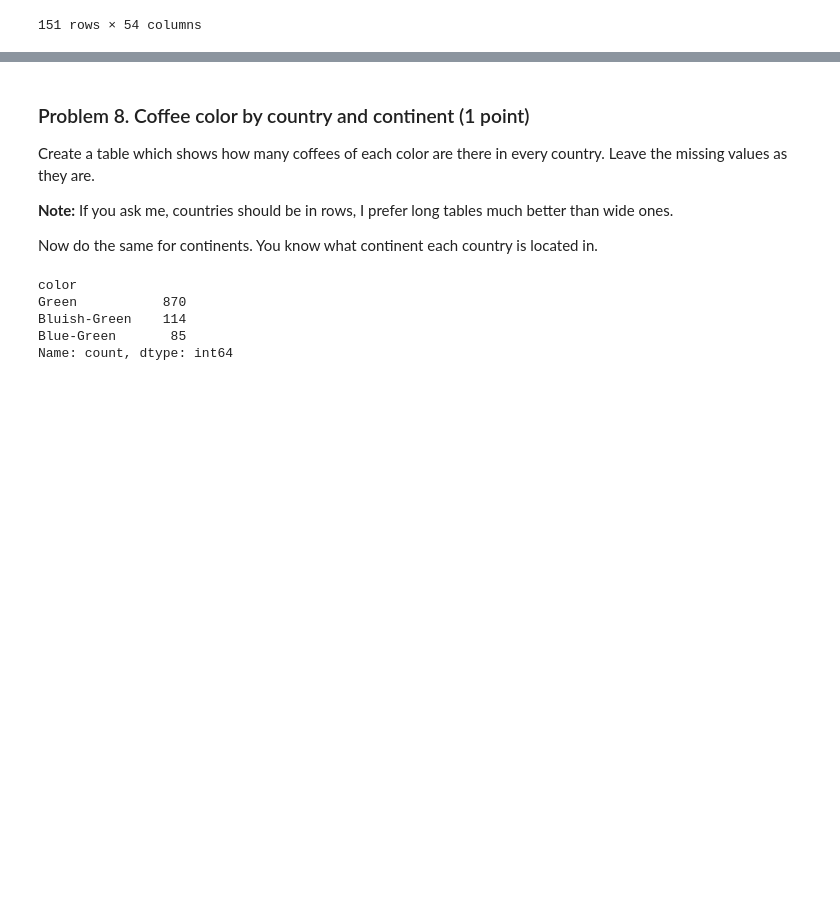
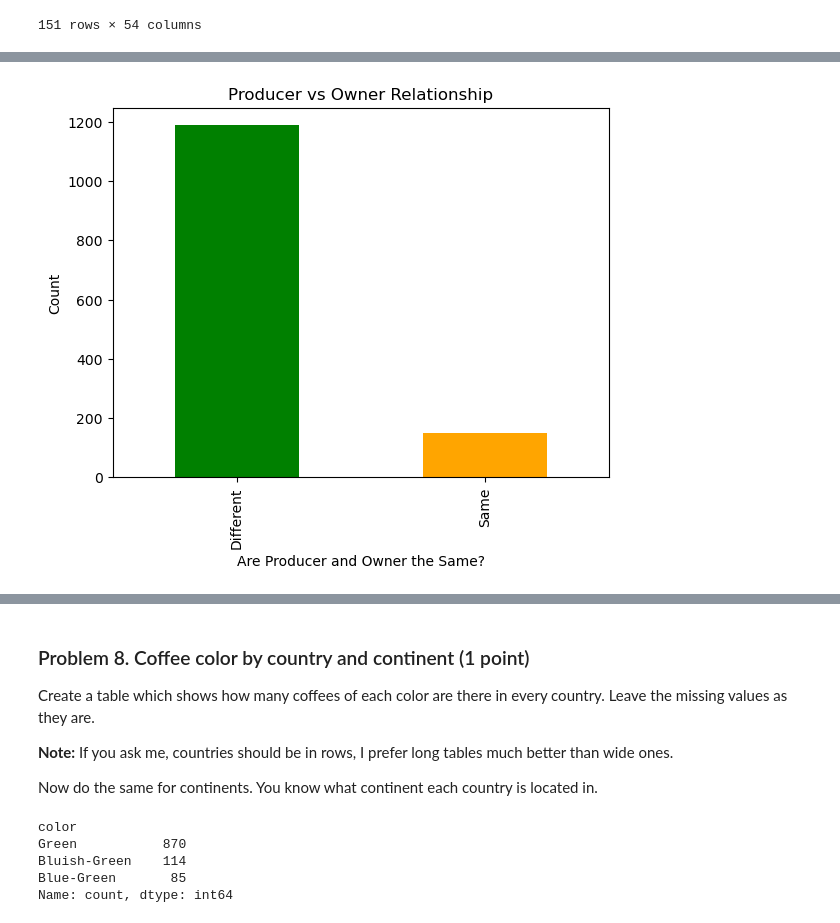
Before and after one commit to i11g/Data-Tidying, a Jupyter notebook: Data Tidying and Cleaning Lab.ipynb, the cells around one changed output, grey strips where cells are left out. Saved outputs shown, nothing was run; the diff lists cells and outputs as text; code cells hidden in the pictures; blank space fills up the shorter version.

```diff
--- a/Data Tidying and Cleaning Lab.ipynb
+++ b/Data Tidying and Cleaning Lab.ipynb
@@ -812,0 +823,9 @@ The data show that in 151 case the producers and the owners are the same. So in
+# %%
+coffe_index["relation"].value_counts().plot(kind="bar", color = ["green", "orange"])
+plt.xlabel("Are Producer and Owner the Same?")
+plt.ylabel("Count")
+plt.title("Producer vs Owner Relationship")
+plt.xticks([0, 1], ["Different", "Same"])
+plt.show()
+# %% [output]
+[figure, added]
```
Also changed, not shown: parts of 32 cells of this notebook, 1 other file.
